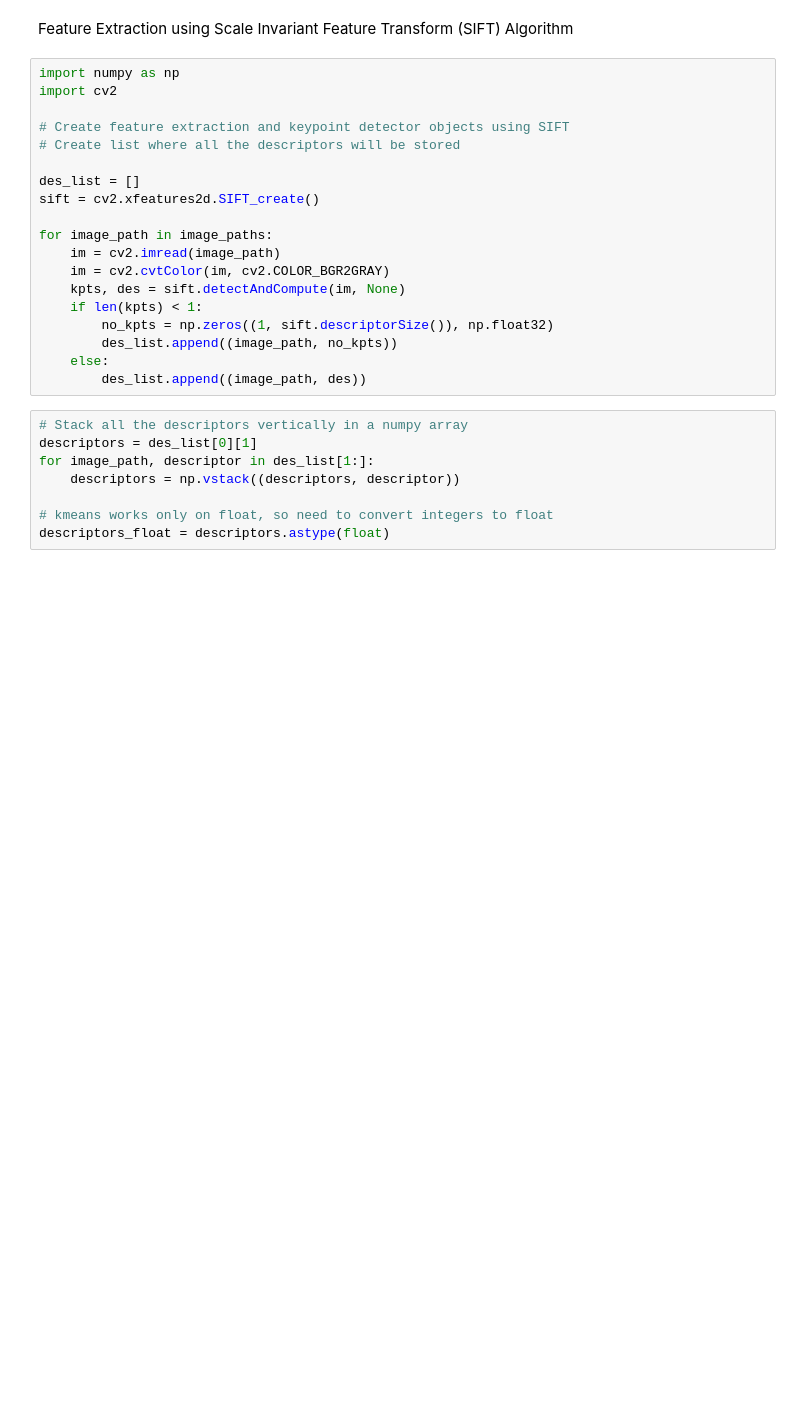
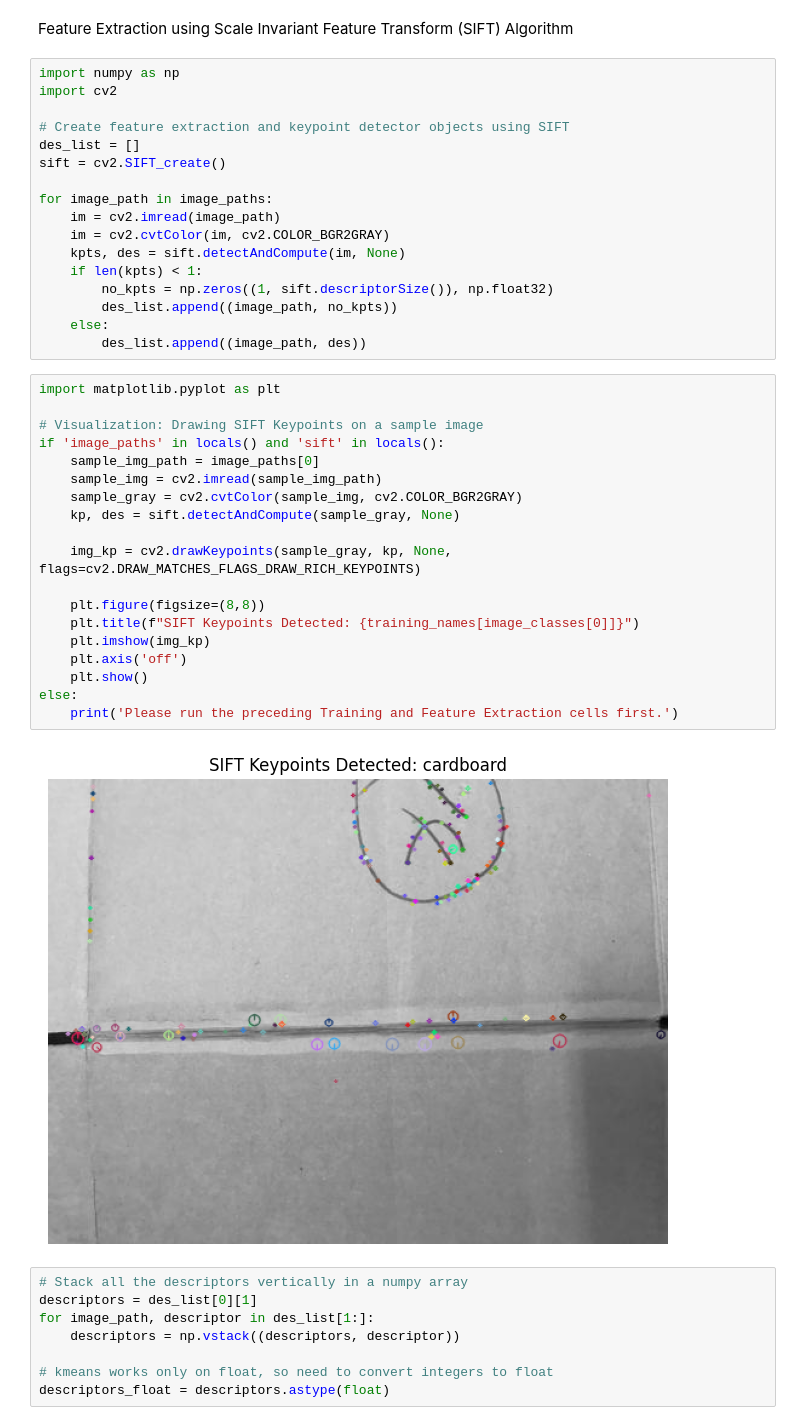
Before and after one commit to racheladita/Waste-Classifier, a Jupyter notebook: Waste_Classifier.ipynb, the cells around one changed output. Cells and saved outputs as stored; diff of their text form; blank space fills up the shorter version.

```diff
--- a/Waste_Classifier.ipynb
+++ b/Waste_Classifier.ipynb
@@ -134,10 +151,8 @@ import numpy as np
 import cv2
 
 # Create feature extraction and keypoint detector objects using SIFT
-# Create list where all the descriptors will be stored
-
 des_list = []
-sift = cv2.xfeatures2d.SIFT_create()
+sift = cv2.SIFT_create()
 
 for image_path in image_paths:
     im = cv2.imread(image_path)
@@ -148,6 +163,27 @@ for image_path in image_paths:
         des_list.append((image_path, no_kpts))
     else:
         des_list.append((image_path, des))
+# %%
+import matplotlib.pyplot as plt
+
+# Visualization: Drawing SIFT Keypoints on a sample image
+if 'image_paths' in locals() and 'sift' in locals():
+    sample_img_path = image_paths[0]
+    sample_img = cv2.imread(sample_img_path)
+    sample_gray = cv2.cvtColor(sample_img, cv2.COLOR_BGR2GRAY)
+    kp, des = sift.detectAndCompute(sample_gray, None)
+
+    img_kp = cv2.drawKeypoints(sample_gray, kp, None, flags=cv2.DRAW_MATCHES_FLAGS_DRAW_RICH_KEYPOINTS)
+
+    plt.figure(figsize=(8,8))
+    plt.title(f"SIFT Keypoints Detected: {training_names[image_classes[0]]}")
+    plt.imshow(img_kp)
+    plt.axis('off')
+    plt.show()
+else:
+    print('Please run the preceding Training and Feature Extraction cells first.')
+# %% [output]
+[figure, added]
 # %%
 # Stack all the descriptors vertically in a numpy array
 descriptors = des_list[0][1]
```
Also changed, not shown: parts of 14 cells of this notebook, 1 other file.
